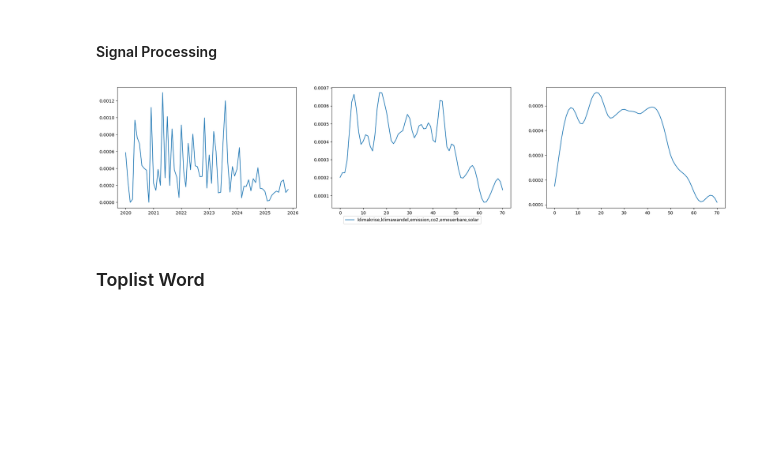
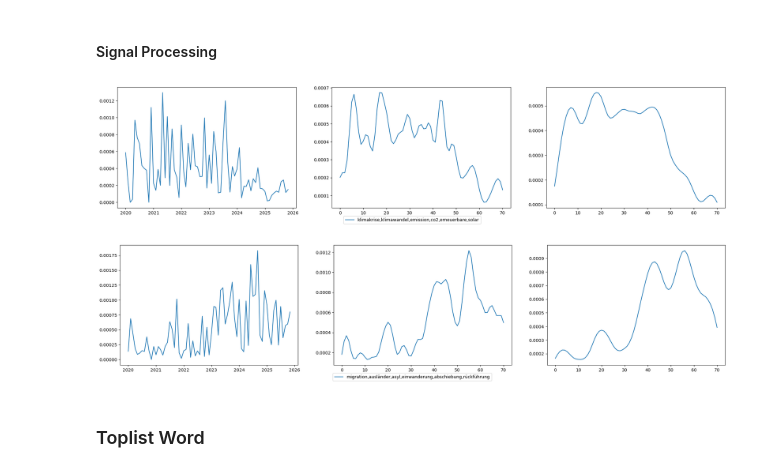
Before and after one commit to wiesenklee/digital-discourses, a Jupyter notebook: notebook/main.ipynb, the cells around one changed output. Saved outputs shown, nothing was run; the diff lists cells and outputs as text; code cells hidden in the pictures; blank space fills up the shorter version.

```diff
--- a/nodebook/main.ipynb
+++ b/notebook/main.ipynb
@@ -293,33 +293,59 @@ grouped_data = group_data_by_month(data)
 
 # Count specific keywords and convolve
 
 normalize = True
 
 
 def calc(x) -> float:
     f = x["transcript_words"] if normalize else 1
     return count_keywords(x["transcript"], keywords) / f
 
 
 fig, axs = plt.subplots(1, 3, figsize=(25, 5))
 
 keywords = ["klimakrise", "klimawandel", "emission", "co2", "erneuerbare", "solar"]
 count_data = grouped_data.apply(calc, axis=1)
 axs[0].plot(count_data, label=",".join(keywords))
 
 win = sgnl.windows.hann(8)
 filtered = sgnl.convolve(count_data, win, mode="same") / sum(win)
 axs[1].plot(filtered)
 
 win = sgnl.windows.hann(16)
 filtered = sgnl.convolve(count_data, win, mode="same") / sum(win)
 axs[2].plot(filtered)
 
 
 fig.legend(loc="lower center")
 plt.show()
+
+fig, axs = plt.subplots(1, 3, figsize=(25, 5))
+
+keywords: list[str] = [
+    "migration",
+    "ausländer",
+    "asyl",
+    "einwanderung",
+    "abschiebung",
+    "rückführung",
+]
+count_data = grouped_data.apply(calc, axis=1)
+axs[0].plot(count_data, label=",".join(keywords))
+
+win = sgnl.windows.hann(8)
+filtered = sgnl.convolve(count_data, win, mode="same") / sum(win)
+axs[1].plot(filtered)
+
+win = sgnl.windows.hann(16)
+filtered = sgnl.convolve(count_data, win, mode="same") / sum(win)
+axs[2].plot(filtered)
+
+
+fig.legend(loc="lower center")
+plt.show()
 # %% [output]
 [figure]
+[figure, added]
 # %% [markdown]
 ### Toplist Word
 # %%
```
Also changed, not shown: parts of 1 cell of this notebook.
